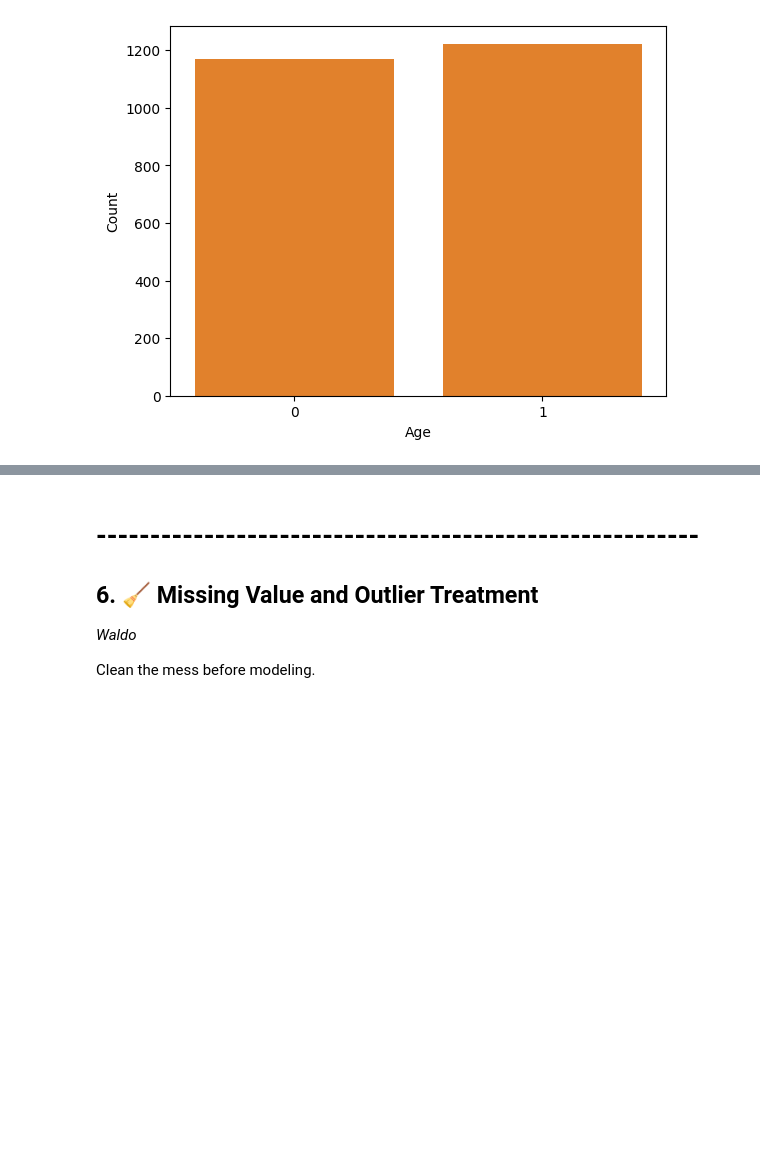
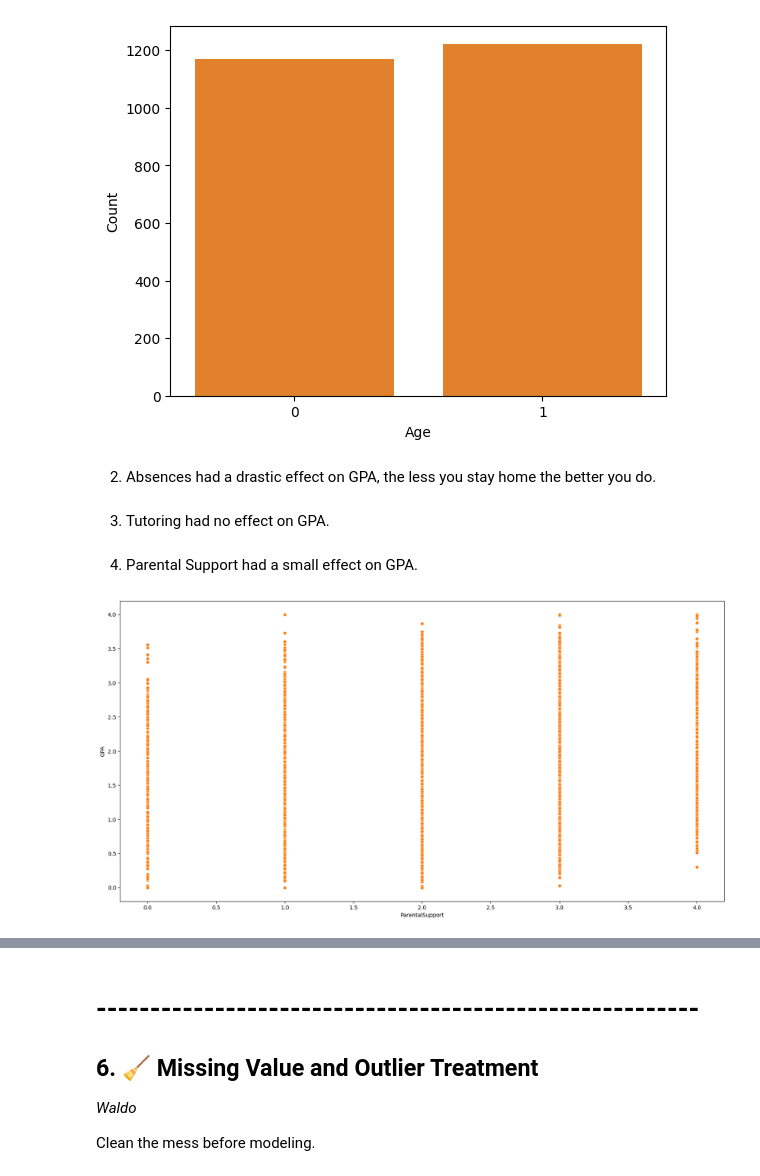
Before and after one commit to BeardedSeal77/MLG382_Guided_Project, a Jupyter notebook: Notebooks/Group T.ipynb, the cells around one changed output, grey strips where cells are left out. Cells and saved outputs as stored; diff of their text form; code cells hidden in the pictures; blank space fills up the shorter version.

```diff
--- a/Notebooks/Group T.ipynb
+++ b/Notebooks/Group T.ipynb
@@ -175,6 +194,47 @@ Explore relationships between features and the target:
 # %%
-sns.histplot(df['Age'])
-sns.countplot(x='Gender', data=df)
+df_cleaned = df.drop(columns=[
+    'StudentID','Age','Gender','Ethnicity','ParentalEducation','Absences','Tutoring','ParentalSupport','Extracurricular','Sports','Music','Volunteering','GradeClass',
+])
+# Outer Figure Size
+plt.figure(figsize=(20, 10))
+for i, col in enumerate(df_cleaned.columns):
+ sns.scatterplot(data=df, x='StudyTimeWeekly', y='GPA')
+plt.show()
 # %% [output]
 <Axes: xlabel='Age', ylabel='Count'>
 [figure]
+# %% [markdown]
+2. Absences had a drastic effect on GPA, the less you stay home the better you do.
+# %%
+df_cleaned = df.drop(columns=[
+    'StudentID','Age','Gender','Ethnicity','ParentalEducation','StudyTimeWeekly','Tutoring','ParentalSupport','Extracurricular','Sports','Music','Volunteering','GradeClass'
+])
+# Outer Figure Size
+plt.figure(figsize=(20, 10))
+for i, col in enumerate(df_cleaned.columns):
+ sns.scatterplot(data=df, x='Absences', y='GPA')
+plt.show()
+# %% [markdown]
+3. Tutoring had no effect on GPA.
+# %%
+df_cleaned = df.drop(columns=[
+    'StudentID','Age','Gender','Ethnicity','ParentalEducation','StudyTimeWeekly','Absences','ParentalSupport','Extracurricular','Sports','Music','Volunteering','GradeClass'
+])
+# Outer Figure Size
+plt.figure(figsize=(20, 10))
+for i, col in enumerate(df_cleaned.columns):
+ sns.scatterplot(data=df, x='Tutoring', y='GPA')
+plt.show()
+# %% [markdown]
+4. Parental Support had a small effect on GPA.
+# %%
+df_cleaned = df.drop(columns=[
+    'StudentID','Age','Gender','Ethnicity','ParentalEducation','StudyTimeWeekly','Absences','Tutoring','Extracurricular','Sports','Music','Volunteering','GradeClass'
+])
+# Outer Figure Size
+plt.figure(figsize=(20, 10))
+for i, col in enumerate(df_cleaned.columns):
+ sns.scatterplot(data=df, x='ParentalSupport', y='GPA')
+plt.show()
+# %% [output]
+[figure, added]
```
Also changed, not shown: parts of 15 cells of this notebook, 1 other file.
